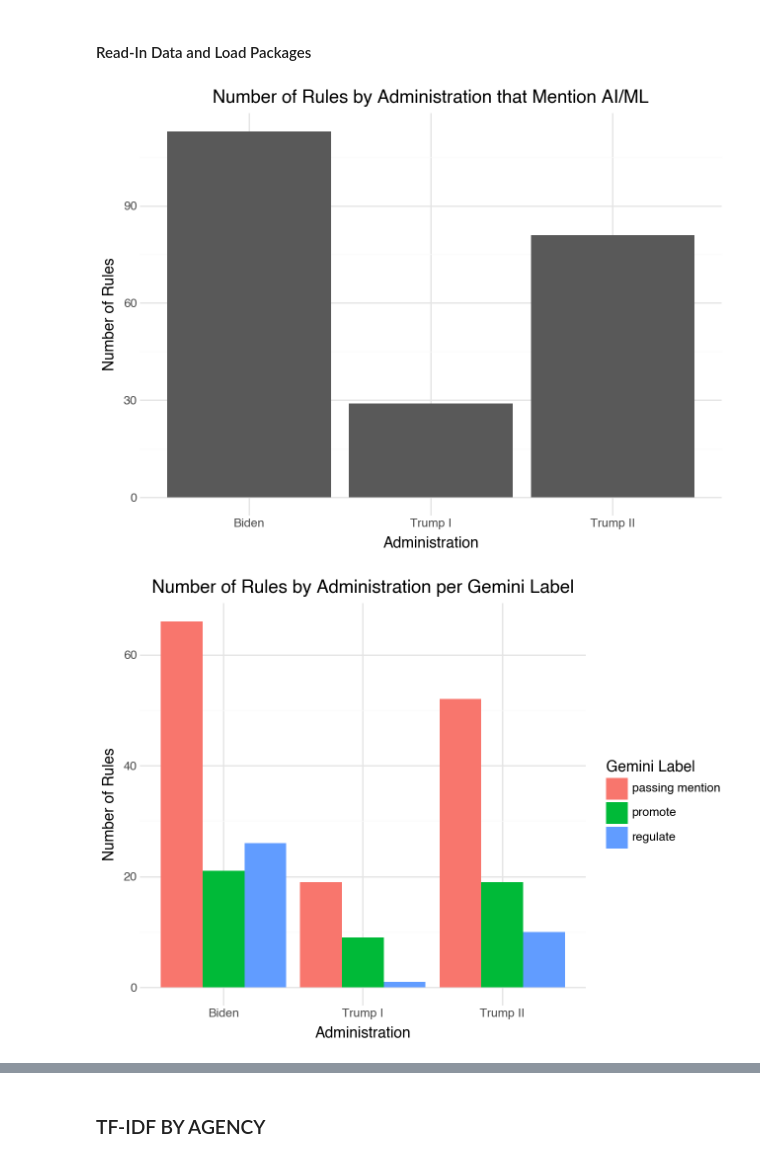
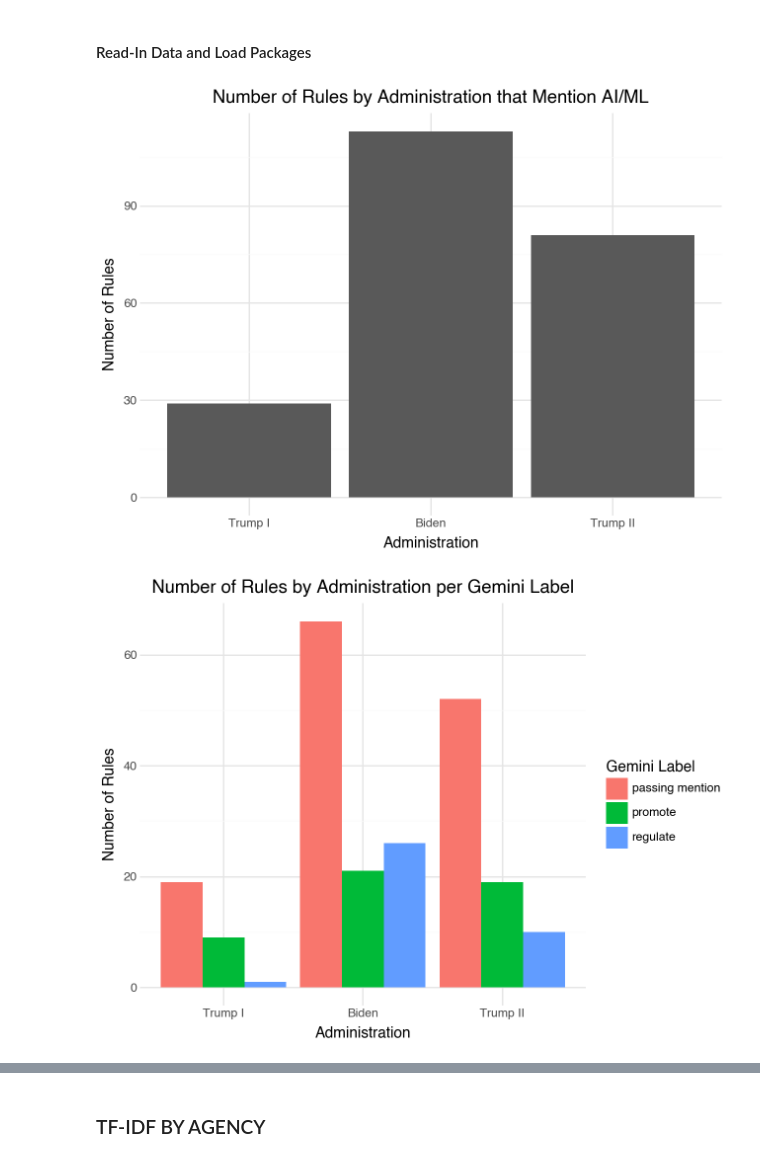
Before and after one commit to 4am1r/ComputingFinal_FederalRegister, a Jupyter notebook: scripts/04a_Analysis_by_Administration.ipynb, the cells around one changed output, grey strips where cells are left out. Drawn from its saved outputs; the diff is of its cells as text; code cells hidden in the pictures.

```diff
--- a/scripts/04a_Analysis_by_Administration.ipynb
+++ b/scripts/04a_Analysis_by_Administration.ipynb
@@ -11,19 +11,22 @@ import re
 # %%
 df_agency = pd.read_csv("../data/fr_rules_labels_metadata.csv")
 # %%
-plot1 = (plotnine.ggplot(df_agency, plotnine.aes(x='administration'))
-               + plotnine.geom_bar()
+custom_order = ['Trump I', 'Biden', 'Trump II']
+df_agency_plot = df_agency.copy()
+df_agency_plot['administration'] = pd.Categorical(df_agency_plot['administration'], categories=custom_order, ordered=True)
+plot1 = (plotnine.ggplot(df_agency_plot, plotnine.aes(x='administration'))
+               + plotnine.geom_bar(position='dodge')
                + plotnine.labs(title='Number of Rules by Administration that Mention AI/ML',
                         x='Administration',
                         y='Number of Rules')
                 + plotnine.theme(axis_text_x=plotnine.element_text(rotation=45, hjust=1))
                 + plotnine.theme_minimal())
 
 plot1
 # %% [output]
-[figure, old version]
+[figure, new version]
 # %%
-plot2 = (plotnine.ggplot(df_agency, plotnine.aes(x='administration', fill='gemini_label'))
+plot2 = (plotnine.ggplot(df_agency_plot, plotnine.aes(x='administration', fill='gemini_label'))
                + plotnine.geom_bar(position='dodge')
                + plotnine.labs(title='Number of Rules by Administration per Gemini Label',
                         x='Administration',
@@ -34,5 +37,5 @@ plot2 = (plotnine.ggplot(df_agency, plotnine.aes(x='administration', fill='gemin
 
 plot2
 # %% [output]
-[figure, old version]
+[figure, new version]
 # %%
```
Also changed, not shown: parts of 7 cells of this notebook.
